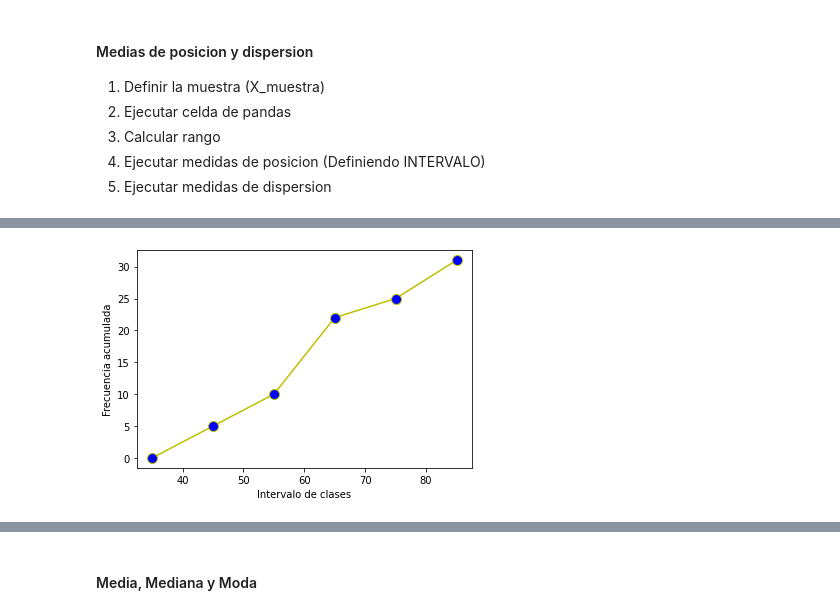
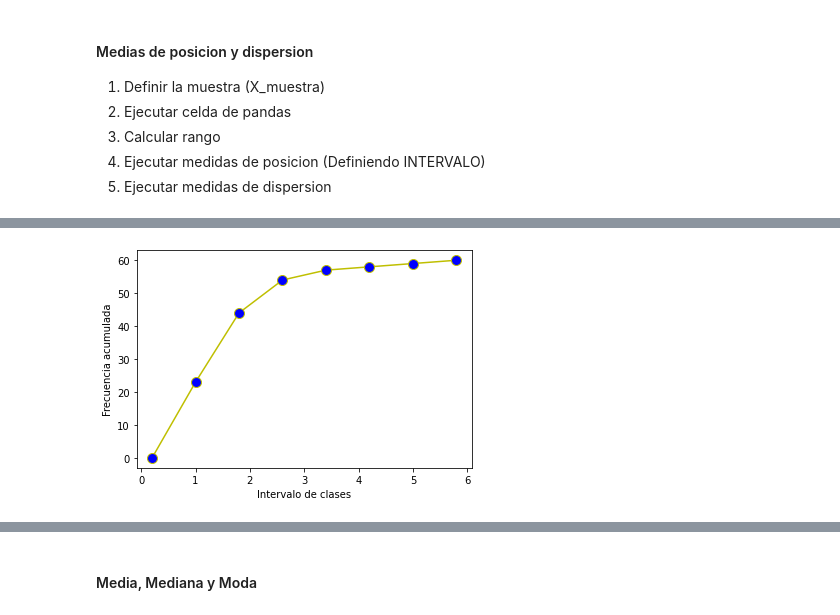
Before and after one commit to matiasvallejosdev/probability-and-statistics, a Jupyter notebook: medidas_posicion_dispersion.ipynb, the cells around one changed output, grey strips where cells are left out. Saved outputs shown, nothing was run; the diff lists cells and outputs as text; code cells hidden in the pictures.

```diff
--- a/medidas_posicion_dispersion.ipynb
+++ b/medidas_posicion_dispersion.ipynb
@@ -69,5 +77,5 @@ Amplitud:  8.229341956435412
 # %%
-intervalo = np.array([35,45,55,65,75,85]) # Definir intervalo de clases
+intervalo = np.array([0.2, 1, 1.8, 2.6, 3.4, 4.2, 5, 5.8]) # Definir intervalo de clases
 
 frec, bins = np.histogram(X_muestra, bins=intervalo) # Frecuencia definida por numpy
 print("Frecuencia: ", frec)
@@ -177,16 +162,16 @@ plt.clf()
 # %%
 # Poligono de frecuencias acumuladas (Ojiva)
 
-frec_acumulada = np.array([0,5,10,22,25,31]) # Frecuencia acumulada **definir
+frec_acumulada = np.array([0, 23, 44, 54, 57, 58, 59, 60]) # Frecuencia acumulada **definir
 
 plt.plot(intervalo, frec_acumulada, c='y', marker='o', ms=10, mfc='blue')
 plt.xlabel('Intervalo de clases')
 plt.ylabel('Frecuencia acumulada')
 
 #plt.savefig('Actividad 3 Ojiva (Muestra).png')
 plt.show()
 # %% [output]
-[figure, old version]
+[figure, new version]
 # %%
 # Quartiles
 Q3 = 3 * np.sum(frec) / 4
```
Also changed, not shown: parts of 14 cells of this notebook.
